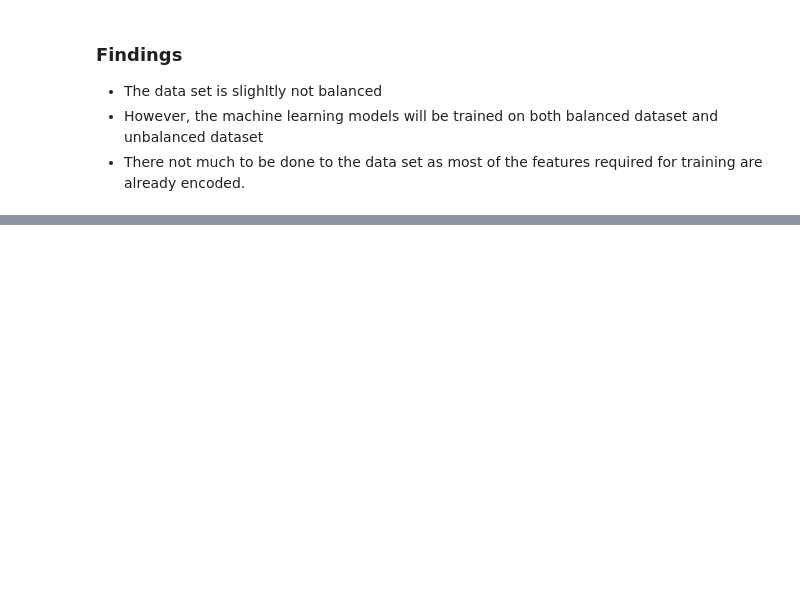
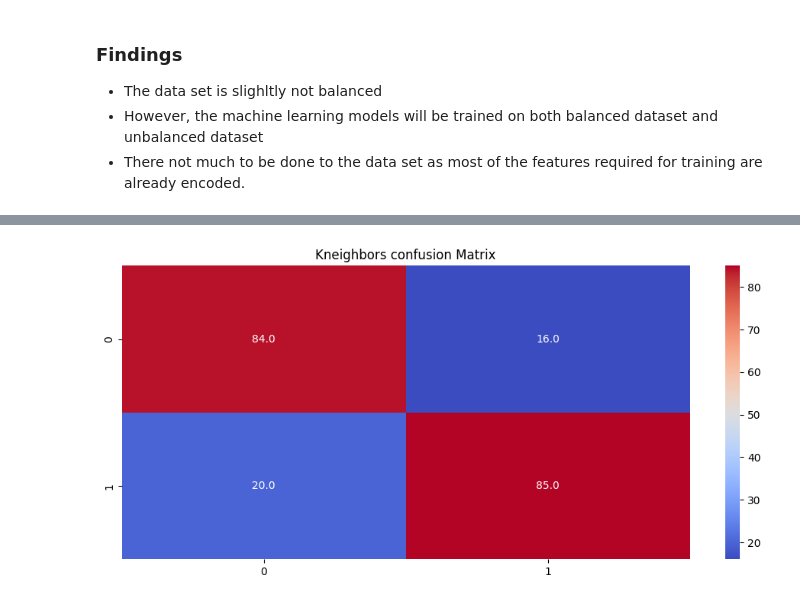
Before and after one commit to Felo10coder/Heart-Disease-Analysis, a Jupyter notebook: heartdiseasenotebook.ipynb, the cells around one changed output, grey strips where cells are left out. Cells and saved outputs as stored; diff of their text form; code cells hidden in the pictures; blank space fills up the shorter version.

Commit message:
model evaluation and saving

```diff
--- a/heartdiseasenotebook.ipynb
+++ b/heartdiseasenotebook.ipynb
@@ -291,3 +300,10 @@ df['target'].value_counts().plot.pie(startangle=90,explode=(0.01,0.05),autopct='
 - The data set is slighltly not balanced
 - However, the machine learning models will be trained on both balanced dataset and unbalanced dataset
 - There not much to be done to the data set as most of the features required for training are already encoded.
+# %%
+## Setting the dependent variable (Y) and the independent variables(X)
+X=df.drop(['target'],axis=1) ## independent variable
+y=df['target'] ## dependent variable
+# %%
+## splitting the data set into training and testing
+X_train, X_test, y_train, y_test = train_test_split(X, y, train_size=0.8, random_state=2, stratify=y)
@@ -293,0 +393,30 @@ df['target'].value_counts().plot.pie(startangle=90,explode=(0.01,0.05),autopct='
+# %%
+all_balanced_pipeline = {} # empty dictionary to store the pipelines
+all_confusion_matrix = {}
+balanced_metric_table = pd.DataFrame(columns=['model_name','Accuracy','Precision','Recall','f1-score']) ## define metric table
+models = [
+    ('decision_tree',DecisionTreeClassifier(random_state=42)),
+    ('random_forest',RandomForestClassifier(random_state=42)),
+    ('xgb',XGBClassifier(random_state=42)),
+    ('Kneighbors',KNeighborsClassifier(n_neighbors=5)),
+    ('logistic_regression',LogisticRegression(random_state=42))
+] #### defining our models
+for model_name,classifier in models:
+    balanced_pipeline = imbpipeline(steps=[
+        ('preprocessor',preprocessor),
+        ('sampler',SMOTE(random_state=0)),
+        ('feature_selection',SelectKBest(mutual_info_classif,k='all')),
+        ('classifier',classifier)
+    ])
+    balanced_pipeline.fit(X_train,y_train)
+    all_balanced_pipeline[model_name]=balanced_pipeline
+    y_pred = balanced_pipeline.predict(X_test)
+    conf_matrix = confusion_matrix(y_test,y_pred)
+    all_confusion_matrix[model_name]=conf_matrix
+    balanced_metric = classification_report(y_test,y_pred,output_dict=True)
+    accuracy = balanced_metric['accuracy']
+    precision = balanced_metric['weighted avg']['precision']
+    recall = balanced_metric['weighted avg']['recall']
+    f1_score = balanced_metric['weighted avg']['f1-score']
+    balanced_metric_table.loc[len(balanced_metric_table)]=[model_name,accuracy,precision,recall,f1_score]
+balanced_metric_table.sort_values(by='f1-score',ascending=False)
@@ -293,0 +440,8 @@ df['target'].value_counts().plot.pie(startangle=90,explode=(0.01,0.05),autopct='
+# %%
+Kneighbors_matrix = all_confusion_matrix['Kneighbors']
+plt.figure(figsize=(12,5))
+sns.heatmap(Kneighbors_matrix,annot=True,cmap='coolwarm',fmt='.1f')
+plt.title('Kneighbors confusion Matrix')
+plt.show()
+# %% [output]
+[figure, added]
```
Also changed, not shown: parts of 19 cells of this notebook, 5 other files.
